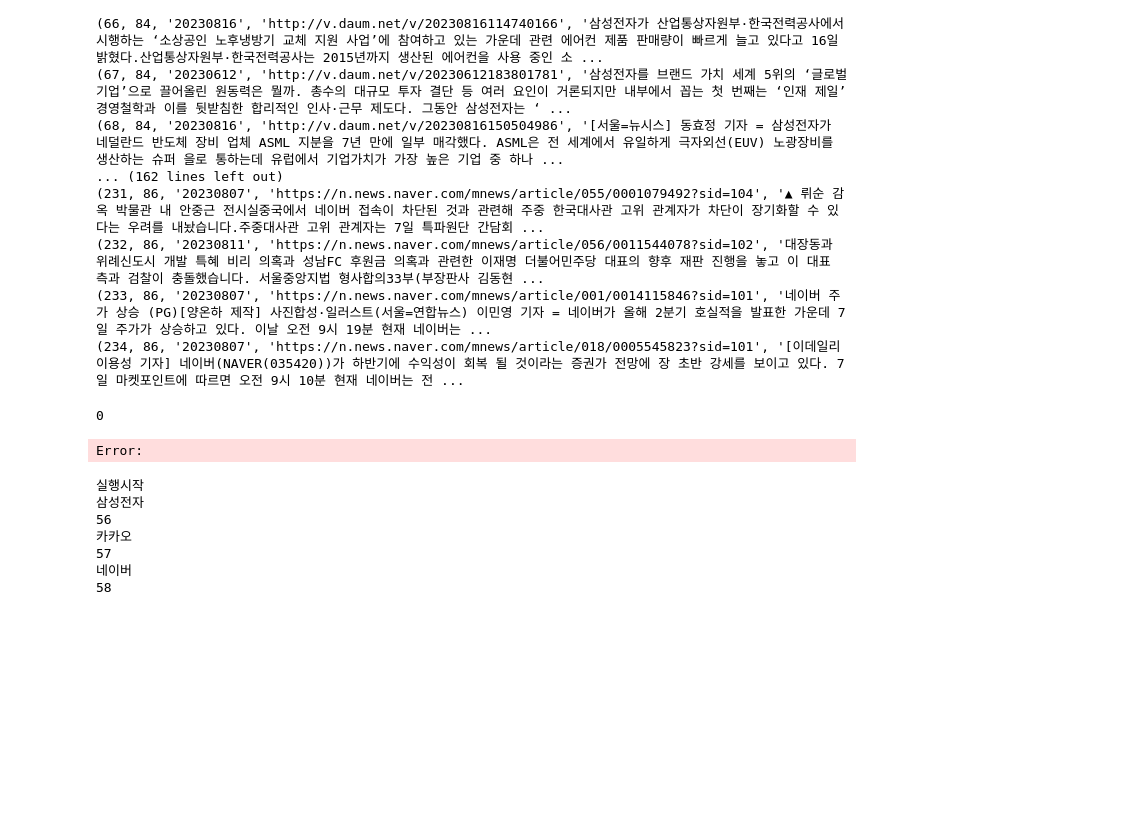
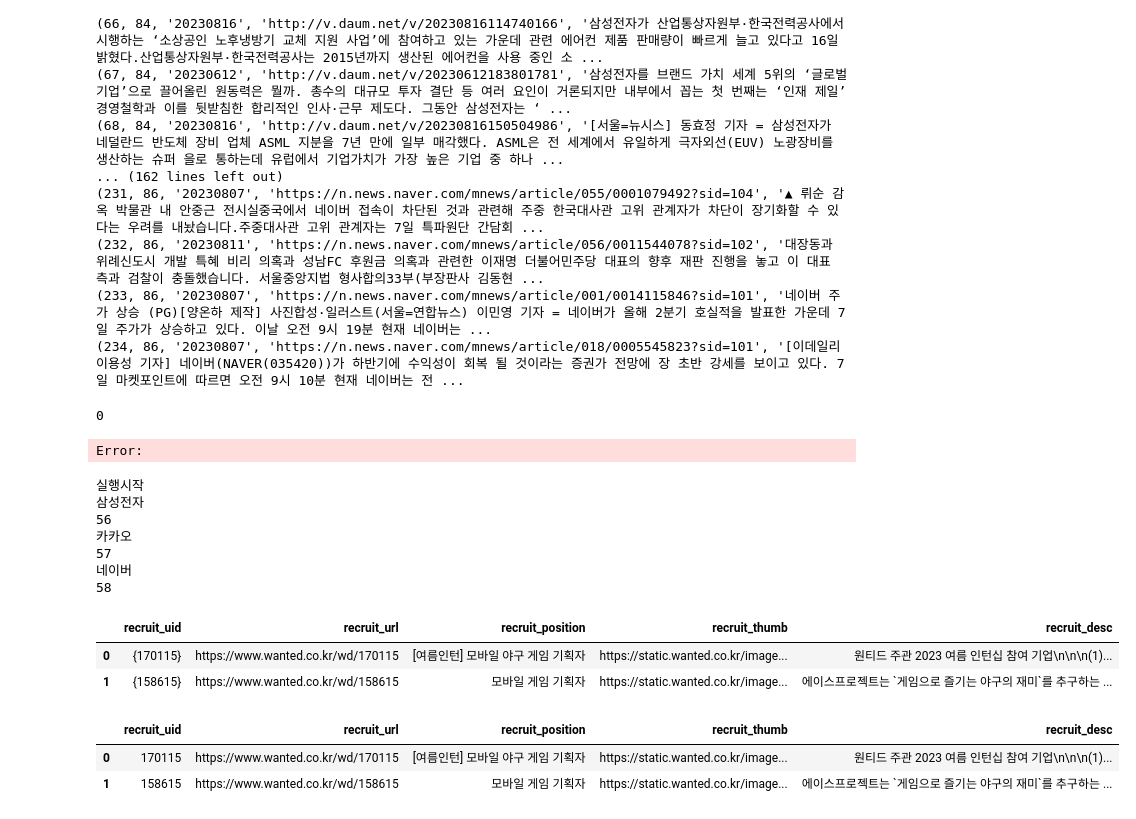
Before and after one commit to parking-place/EZPZ_Project, a Jupyter notebook: scheduler/new_comp_crawler.ipynb, the cells around one changed output. Cells and saved outputs as stored; diff of their text form; code cells hidden in the pictures; blank space fills up the shorter version.

```diff
--- a/scheduler/new_comp_crawler.ipynb
+++ b/scheduler/new_comp_crawler.ipynb
@@ -301,3 +303,22 @@ def get_comp_news_db(all_news,comp): # 만들어진 데이터프레임을 테이
             sql += f'    , "{"00000000"}", "{"00000000"}" '
             sql += ') '
             cur.execute(sql)
+# %%
+comp= '에이스프로젝트'
+recruit_comp = comp.replace('(주)',"")
+recruit_info_df=wanted_recruit_crawler.get_recruit_info(recruit_comp, csv_save=False) # 원티드 기업정보 크롤러 모듈
+recruit_info_df
+# %% [output]
+|  | recruit_uid | recruit_url | recruit_position | recruit_thumb | recruit_desc |
+| 0 | {170115} | https://www.wanted.co.kr/wd/170115 | [여름인턴] 모바일 야구 게임 기획자 | https://static.wanted.co.kr/image... | 원티드 주관 2023 여름 인턴십 참여 기업\n\n\n(1)... |
+| 1 | {158615} | https://www.wanted.co.kr/wd/158615 | 모바일 게임 기획자 | https://static.wanted.co.kr/image... | 에이스프로젝트는 `게임으로 즐기는 야구의 재미`를 추구하는 ... |
+# %%
+new_i=[] #집합인 uid를 int로 바꿔준 값을 넣어준 리스트/ 테이블에 넣기위한 전처리
+for i in range(len(recruit_info_df['recruit_uid'])):
+    new_i.append(list(recruit_info_df['recruit_uid'][i])[0])
+recruit_info_df['recruit_uid']=new_i #int 값으로 컬럼 대체
+recruit_info_df
+# %% [output]
+|  | recruit_uid | recruit_url | recruit_position | recruit_thumb | recruit_desc |
+| 0 | 170115 | https://www.wanted.co.kr/wd/170115 | [여름인턴] 모바일 야구 게임 기획자 | https://static.wanted.co.kr/image... | 원티드 주관 2023 여름 인턴십 참여 기업\n\n\n(1)... |
+| 1 | 158615 | https://www.wanted.co.kr/wd/158615 | 모바일 게임 기획자 | https://static.wanted.co.kr/image... | 에이스프로젝트는 `게임으로 즐기는 야구의 재미`를 추구하는 ... |
```
Also changed, not shown: parts of 10 cells of this notebook.
